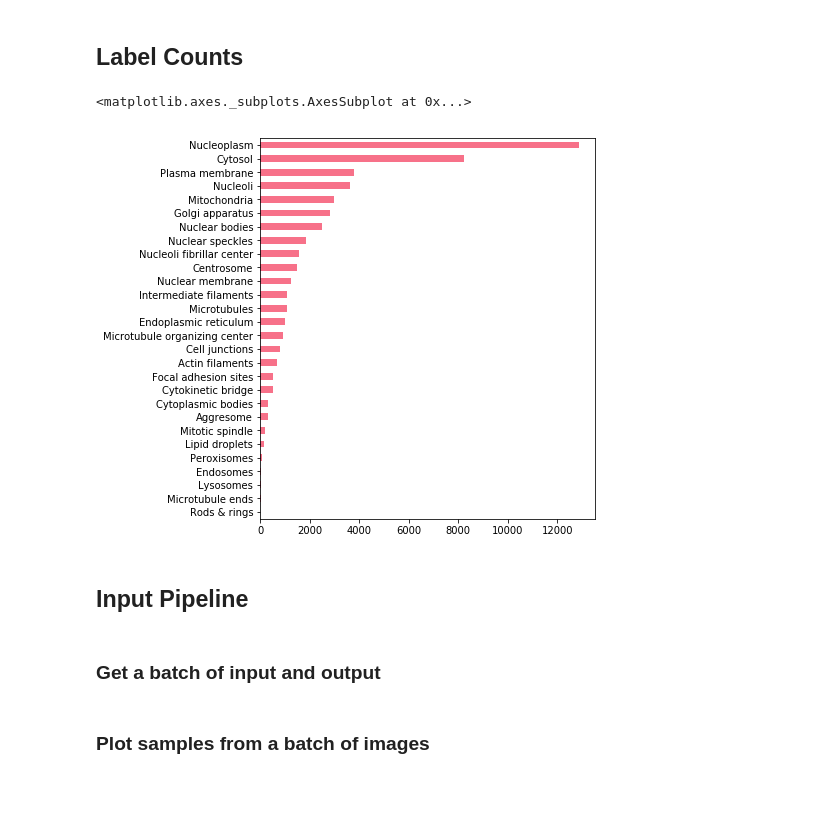
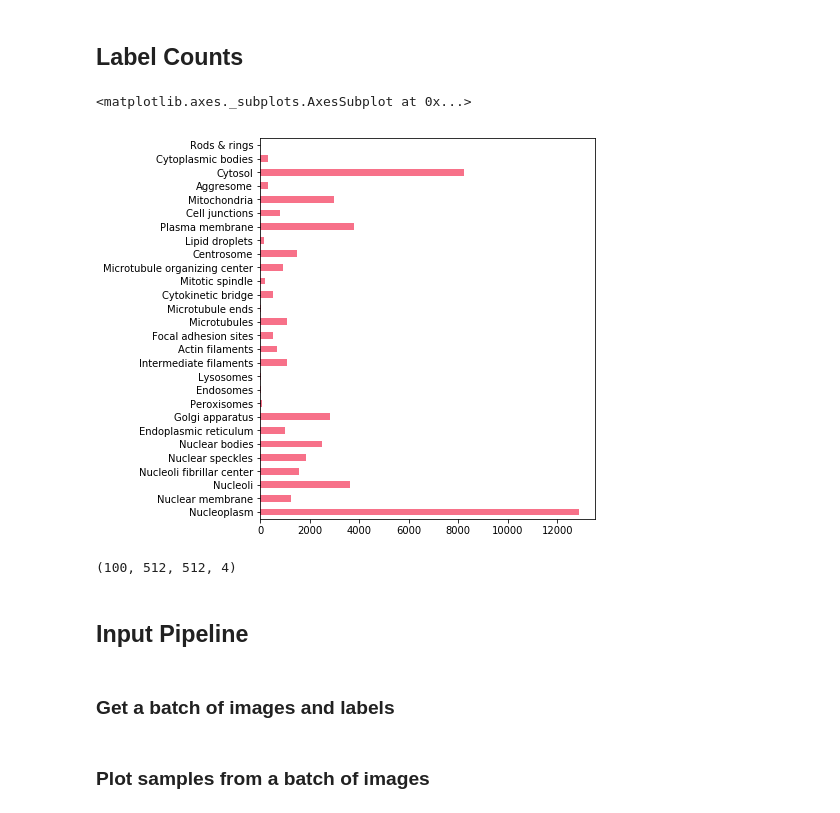
Before and after one commit to eldrtimo/protein, a Jupyter notebook: examples.ipynb, the cells around one changed output. Saved outputs shown, nothing was run; the diff lists cells and outputs as text; code cells hidden in the pictures.

```diff
--- a/examples.ipynb
+++ b/examples.ipynb
@@ -40,11 +40,11 @@ pd.set_option("display.float_format","{:.2f}".format)
 # %%
 reload(pa); atlas = pa.ProteinAtlas()
 fig, ax = plt.subplots(figsize=(6,7))
 counts = atlas.labels.sum()
-counts.index = atlas.classes
-counts = counts.sort_values()
+# counts.index = atlas.classes
+# counts = counts.sort_values()
 colors = sns.color_palette("husl",n_colors = 1)
 counts.plot.barh(ax = ax, fontsize = 10, color = colors)
 # %% [output]
 <matplotlib.axes._subplots.AxesSubplot at 0x...>
-[figure, old version]
+[figure, new version]
@@ -51,7 +55,11 @@ counts.plot.barh(ax = ax, fontsize = 10, color = colors)
+# %%
+X.shape
+# %% [output]
+(100, 512, 512, 4)
 # %% [markdown]
 ## Input Pipeline
 # %% [markdown]
-### Get a batch of input and output
+### Get a batch of images and labels
 # %%
 reload(pa)
 atlas = pa.ProteinAtlas()
```
Also changed, not shown: parts of 6 cells of this notebook, 1 other file.
